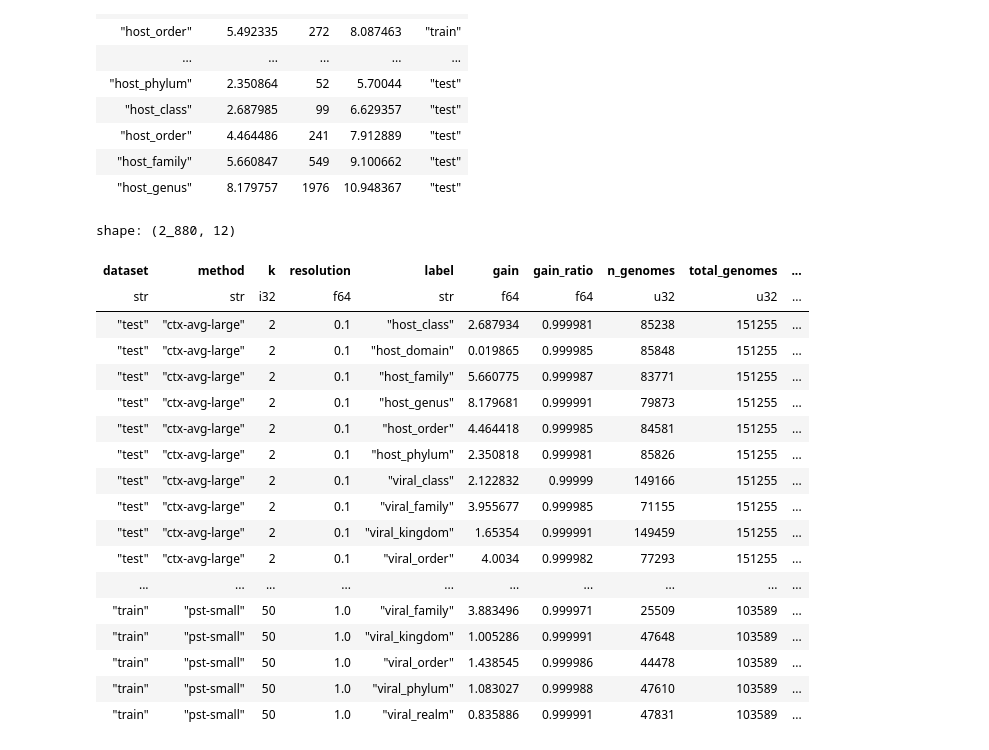
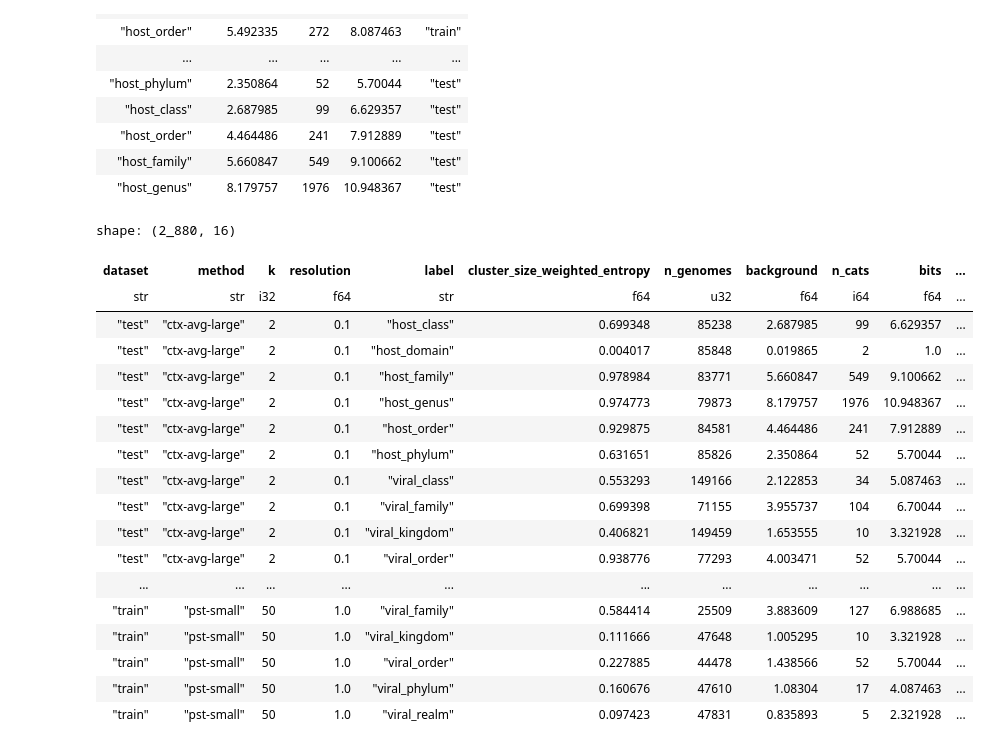
Before and after one commit to cody-mar10/protein_set_transformer, a Jupyter notebook: manuscript/genome_embeddings/evaluations/taxonomy_purity.ipynb, the cells around one changed output. Saved outputs shown, nothing was run; the diff lists cells and outputs as text; code cells hidden in the pictures.

Commit message:
corrected information gain calculation - also updated figures to reflect this change

```diff
--- a/manuscript/genome_embeddings/evaluations/taxonomy_purity.ipynb
+++ b/manuscript/genome_embeddings/evaluations/taxonomy_purity.ipynb
@@ -212,14 +212,14 @@ def _summarize_information_gain(
 ) -> pl.DataFrame:
     summary = (
         pl.concat(pl.collect_all(storage))
+        .group_by("dataset", "method", "k", "resolution", "label")
+        .agg(
+            pl.sum("cluster_size_weighted_entropy"),
+            n_genomes=pl.sum("cluster_size"),
+        )
         .join(background, on=["label", "dataset"])
         .with_columns(gain = pl.col("background") - pl.col("cluster_size_weighted_entropy"))
         .with_columns(gain_ratio = pl.col("gain") / pl.col("background"))
-        .group_by("dataset", "method", "k", "resolution", "label")
-        .agg(
-            pl.mean("gain", "gain_ratio"),
-            n_genomes=pl.sum("cluster_size")
-        )
         .join(
             metadata.group_by("dataset").agg(total_genomes=pl.len()),
             on="dataset",
@@ -301,26 +301,31 @@ def compute_information_gain(
 
     return _summarize_information_gain(storage, background)
 # %%
-summary = compute_information_gain(metadata, "genome_clusters.h5", label_columns, background)
+summary = compute_information_gain(
+    metadata,
+    "genome_clusters.h5",
+    label_columns,
+    background,
+)
 
 summary
 # %% [output]
-shape: (2_880, 12)
+shape: (2_880, 16)
-| dataset | method | k | resolution | label | gain | gain_ratio | n_genomes | total_genomes | ... |
-| str | str | i32 | f64 | str | f64 | f64 | u32 | u32 | ... |
-| "test" | "ctx-avg-large" | 2 | 0.1 | "host_class" | 2.687934 | 0.999981 | 85238 | 151255 | ... |
-| "test" | "ctx-avg-large" | 2 | 0.1 | "host_domain" | 0.019865 | 0.999985 | 85848 | 151255 | ... |
-| "test" | "ctx-avg-large" | 2 | 0.1 | "host_family" | 5.660775 | 0.999987 | 83771 | 151255 | ... |
-| "test" | "ctx-avg-large" | 2 | 0.1 | "host_genus" | 8.179681 | 0.999991 | 79873 | 151255 | ... |
-| "test" | "ctx-avg-large" | 2 | 0.1 | "host_order" | 4.464418 | 0.999985 | 84581 | 151255 | ... |
-| "test" | "ctx-avg-large" | 2 | 0.1 | "host_phylum" | 2.350818 | 0.999981 | 85826 | 151255 | ... |
-| "test" | "ctx-avg-large" | 2 | 0.1 | "viral_class" | 2.122832 | 0.99999 | 149166 | 151255 | ... |
-| "test" | "ctx-avg-large" | 2 | 0.1 | "viral_family" | 3.955677 | 0.999985 | 71155 | 151255 | ... |
-| "test" | "ctx-avg-large" | 2 | 0.1 | "viral_kingdom" | 1.65354 | 0.999991 | 149459 | 151255 | ... |
-| "test" | "ctx-avg-large" | 2 | 0.1 | "viral_order" | 4.0034 | 0.999982 | 77293 | 151255 | ... |
-| ... | ... | ... | ... | ... | ... | ... | ... | ... | ... |
-| "train" | "pst-small" | 50 | 1.0 | "viral_family" | 3.883496 | 0.999971 | 25509 | 103589 | ... |
-| "train" | "pst-small" | 50 | 1.0 | "viral_kingdom" | 1.005286 | 0.999991 | 47648 | 103589 | ... |
-| "train" | "pst-small" | 50 | 1.0 | "viral_order" | 1.438545 | 0.999986 | 44478 | 103589 | ... |
-| "train" | "pst-small" | 50 | 1.0 | "viral_phylum" | 1.083027 | 0.999988 | 47610 | 103589 | ... |
-| "train" | "pst-small" | 50 | 1.0 | "viral_realm" | 0.835886 | 0.999991 | 47831 | 103589 | ... |
+| dataset | method | k | resolution | label | cluster_size_weighted_entropy | n_genomes | background | n_cats | bits | ... |
+| str | str | i32 | f64 | str | f64 | u32 | f64 | i64 | f64 | ... |
+| "test" | "ctx-avg-large" | 2 | 0.1 | "host_class" | 0.699348 | 85238 | 2.687985 | 99 | 6.629357 | ... |
+| "test" | "ctx-avg-large" | 2 | 0.1 | "host_domain" | 0.004017 | 85848 | 0.019865 | 2 | 1.0 | ... |
+| "test" | "ctx-avg-large" | 2 | 0.1 | "host_family" | 0.978984 | 83771 | 5.660847 | 549 | 9.100662 | ... |
+| "test" | "ctx-avg-large" | 2 | 0.1 | "host_genus" | 0.974773 | 79873 | 8.179757 | 1976 | 10.948367 | ... |
+| "test" | "ctx-avg-large" | 2 | 0.1 | "host_order" | 0.929875 | 84581 | 4.464486 | 241 | 7.912889 | ... |
+| "test" | "ctx-avg-large" | 2 | 0.1 | "host_phylum" | 0.631651 | 85826 | 2.350864 | 52 | 5.70044 | ... |
+| "test" | "ctx-avg-large" | 2 | 0.1 | "viral_class" | 0.553293 | 149166 | 2.122853 | 34 | 5.087463 | ... |
+| "test" | "ctx-avg-large" | 2 | 0.1 | "viral_family" | 0.699398 | 71155 | 3.955737 | 104 | 6.70044 | ... |
+| "test" | "ctx-avg-large" | 2 | 0.1 | "viral_kingdom" | 0.406821 | 149459 | 1.653555 | 10 | 3.321928 | ... |
+| "test" | "ctx-avg-large" | 2 | 0.1 | "viral_order" | 0.938776 | 77293 | 4.003471 | 52 | 5.70044 | ... |
+| ... | ... | ... | ... | ... | ... | ... | ... | ... | ... | ... |
+| "train" | "pst-small" | 50 | 1.0 | "viral_family" | 0.584414 | 25509 | 3.883609 | 127 | 6.988685 | ... |
+| "train" | "pst-small" | 50 | 1.0 | "viral_kingdom" | 0.111666 | 47648 | 1.005295 | 10 | 3.321928 | ... |
+| "train" | "pst-small" | 50 | 1.0 | "viral_order" | 0.227885 | 44478 | 1.438566 | 52 | 5.70044 | ... |
+| "train" | "pst-small" | 50 | 1.0 | "viral_phylum" | 0.160676 | 47610 | 1.08304 | 17 | 4.087463 | ... |
+| "train" | "pst-small" | 50 | 1.0 | "viral_realm" | 0.097423 | 47831 | 0.835893 | 5 | 2.321928 | ... |
```
Also changed, not shown: 1 other file.
